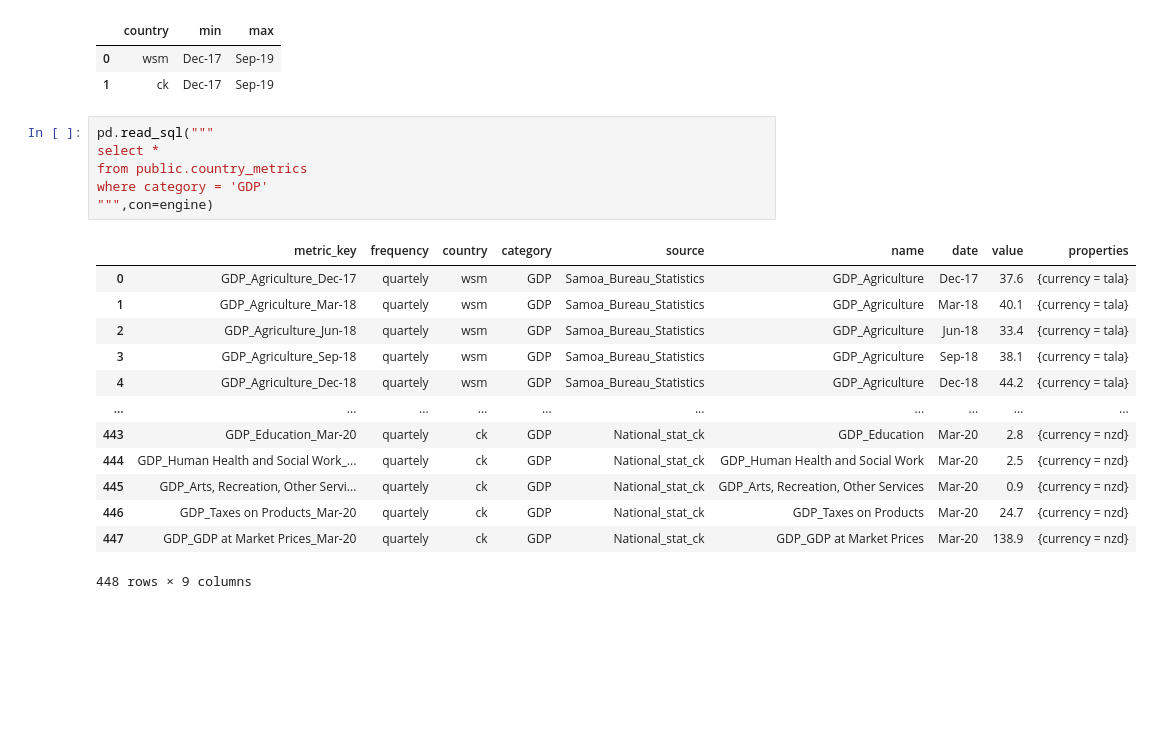
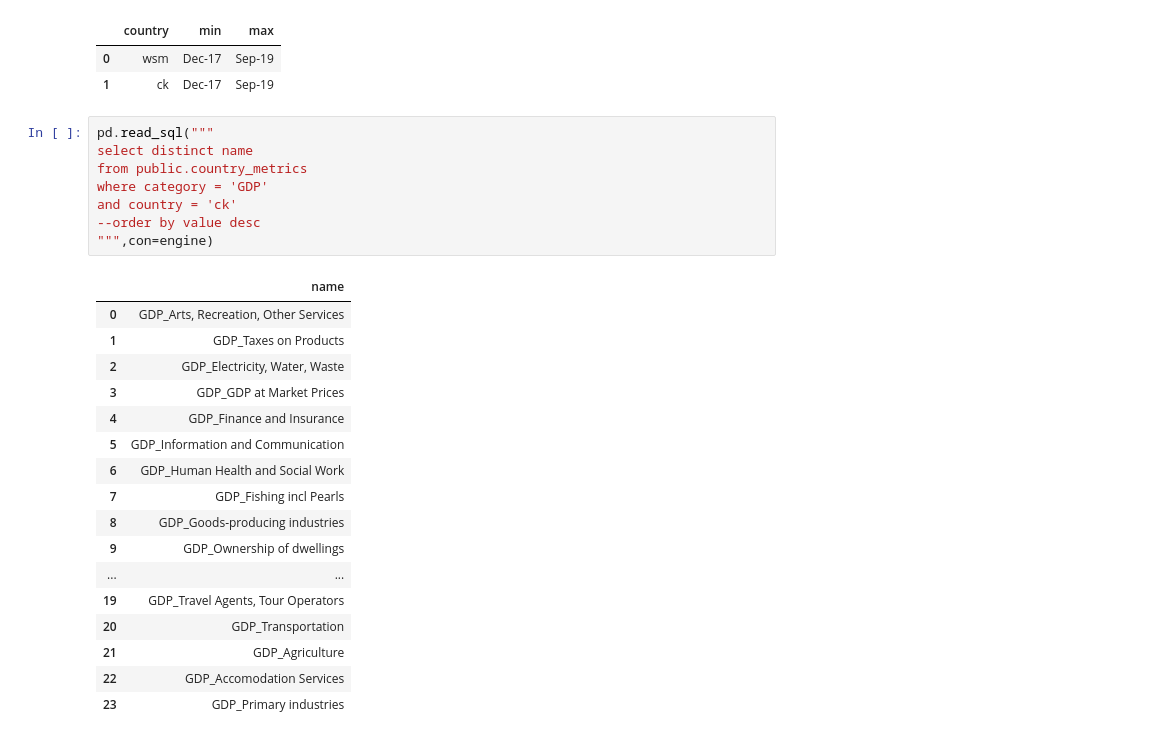
Before and after one commit to GeoffPidcock/ais-pacifimpact, a Jupyter notebook: notebooks/03--geoffpidcock--modeling-cpi-trade-gdp.ipynb, the cells around one changed output. Saved outputs shown, nothing was run; the diff lists cells and outputs as text; blank space fills up the shorter version.

```diff
--- a/notebooks/03--geoffpidcock--modeling-cpi-trade-gdp.ipynb
+++ b/notebooks/03--geoffpidcock--modeling-cpi-trade-gdp.ipynb
@@ -385,21 +385,27 @@ group by 1
 | 1 | ck | Dec-17 | Sep-19 |
 # %%
 pd.read_sql("""
-select *
+select distinct name
 from public.country_metrics
 where category = 'GDP'
+and country = 'ck'
+--order by value desc
 """,con=engine)
 # %% [output]
-|  | metric_key | frequency | country | category | source | name | date | value | properties |
-| 0 | GDP_Agriculture_Dec-17 | quartely | wsm | GDP | Samoa_Bureau_Statistics | GDP_Agriculture | Dec-17 | 37.6 | {currency = tala} |
-| 1 | GDP_Agriculture_Mar-18 | quartely | wsm | GDP | Samoa_Bureau_Statistics | GDP_Agriculture | Mar-18 | 40.1 | {currency = tala} |
-| 2 | GDP_Agriculture_Jun-18 | quartely | wsm | GDP | Samoa_Bureau_Statistics | GDP_Agriculture | Jun-18 | 33.4 | {currency = tala} |
-| 3 | GDP_Agriculture_Sep-18 | quartely | wsm | GDP | Samoa_Bureau_Statistics | GDP_Agriculture | Sep-18 | 38.1 | {currency = tala} |
-| 4 | GDP_Agriculture_Dec-18 | quartely | wsm | GDP | Samoa_Bureau_Statistics | GDP_Agriculture | Dec-18 | 44.2 | {currency = tala} |
-| ... | ... | ... | ... | ... | ... | ... | ... | ... | ... |
-| 443 | GDP_Education_Mar-20 | quartely | ck | GDP | National_stat_ck | GDP_Education | Mar-20 | 2.8 | {currency = nzd} |
-| 444 | GDP_Human Health and Social Work_... | quartely | ck | GDP | National_stat_ck | GDP_Human Health and Social Work | Mar-20 | 2.5 | {currency = nzd} |
-| 445 | GDP_Arts, Recreation, Other Servi... | quartely | ck | GDP | National_stat_ck | GDP_Arts, Recreation, Other Services | Mar-20 | 0.9 | {currency = nzd} |
-| 446 | GDP_Taxes on Products_Mar-20 | quartely | ck | GDP | National_stat_ck | GDP_Taxes on Products | Mar-20 | 24.7 | {currency = nzd} |
-| 447 | GDP_GDP at Market Prices_Mar-20 | quartely | ck | GDP | National_stat_ck | GDP_GDP at Market Prices | Mar-20 | 138.9 | {currency = nzd} |
+|  | name |
+| 0 | GDP_Arts, Recreation, Other Services |
+| 1 | GDP_Taxes on Products |
+| 2 | GDP_Electricity, Water, Waste |
+| 3 | GDP_GDP at Market Prices |
+| 4 | GDP_Finance and Insurance |
+| 5 | GDP_Information and Communication |
+| 6 | GDP_Human Health and Social Work |
+| 7 | GDP_Fishing incl Pearls |
+| 8 | GDP_Goods-producing industries |
+| 9 | GDP_Ownership of dwellings |
+| ... | ... |
+| 19 | GDP_Travel Agents, Tour Operators |
+| 20 | GDP_Transportation |
+| 21 | GDP_Agriculture |
+| 22 | GDP_Accomodation Services |
+| 23 | GDP_Primary industries |
-448 rows × 9 columns
```
Also changed, not shown: parts of 42 cells of this notebook, 1 other file.
